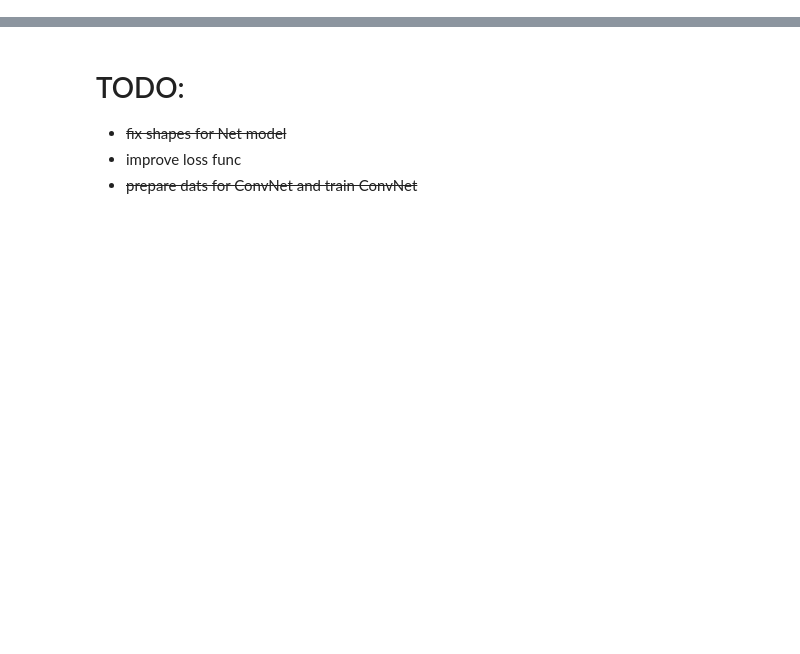
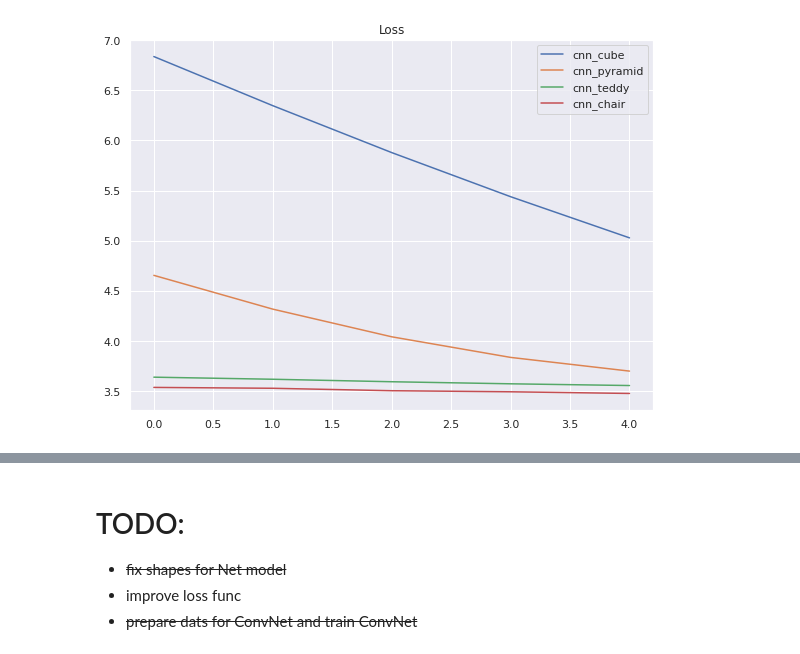
Before and after one commit to sashatr/sdf_playground, a Jupyter notebook: sdf_for_3d.ipynb, the cells around one changed output, grey strips where cells are left out. Cells and saved outputs as stored; diff of their text form; code cells hidden in the pictures; blank space fills up the shorter version.

```diff
--- a/sdf_for_3d.ipynb
+++ b/sdf_for_3d.ipynb
@@ -328,0 +226,8 @@ output_net7, output_net12 , output_cnn
+# %%
+for name, dataloader in datasets.items():
+    print(f">Train model for *{name}* dataset..")
+    losses[f'cnn_{name}']  = train(cnn, train_dl, 5, 2)
+    print(" Saveing model.. OK.")
+    torch.save(cnn, f"models/cnn_{name}.pt")
+    torch.cuda.empty_cache()
+    print('\n')
@@ -328,0 +252,5 @@ output_net7, output_net12 , output_cnn
+# %%
+plots = filter(lambda x: x.startswith('cnn'), losses.keys())
+loss_graph(losses, list(plots))
+# %% [output]
+[figure, added]
```
Also changed, not shown: parts of 64 cells of this notebook, 21 other files.
